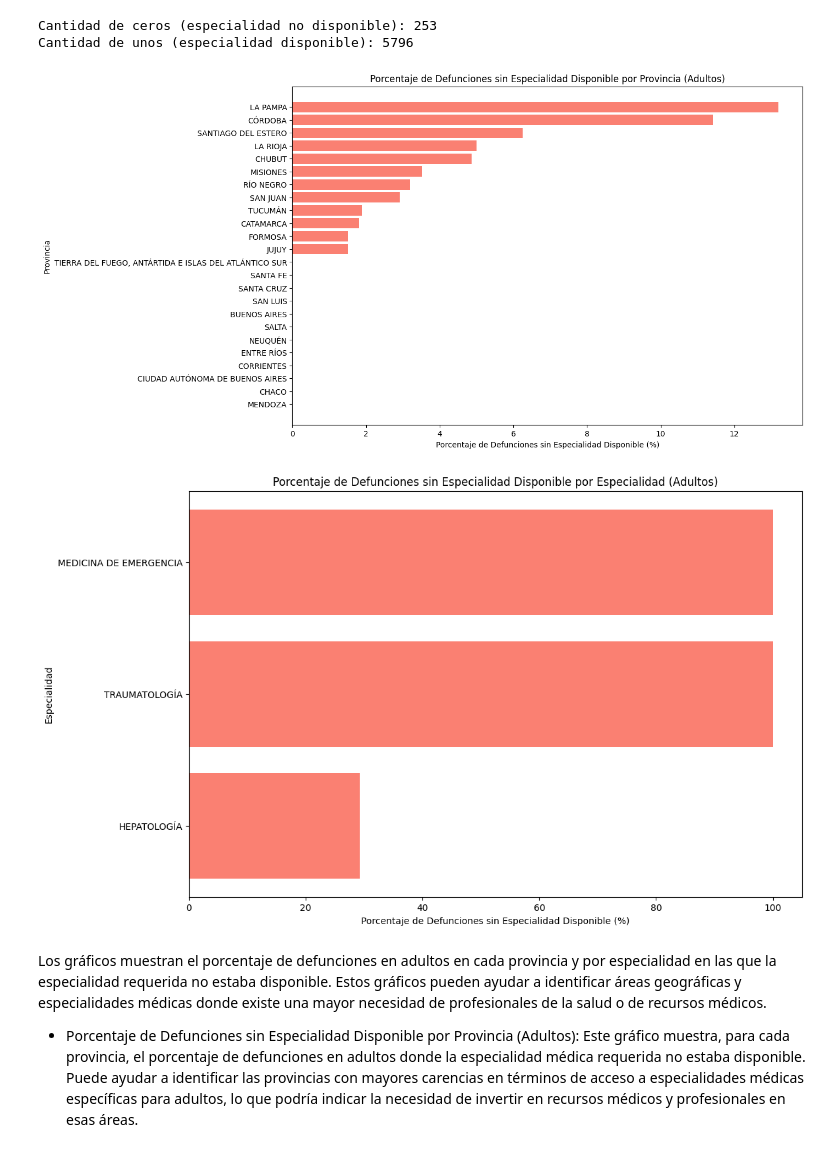
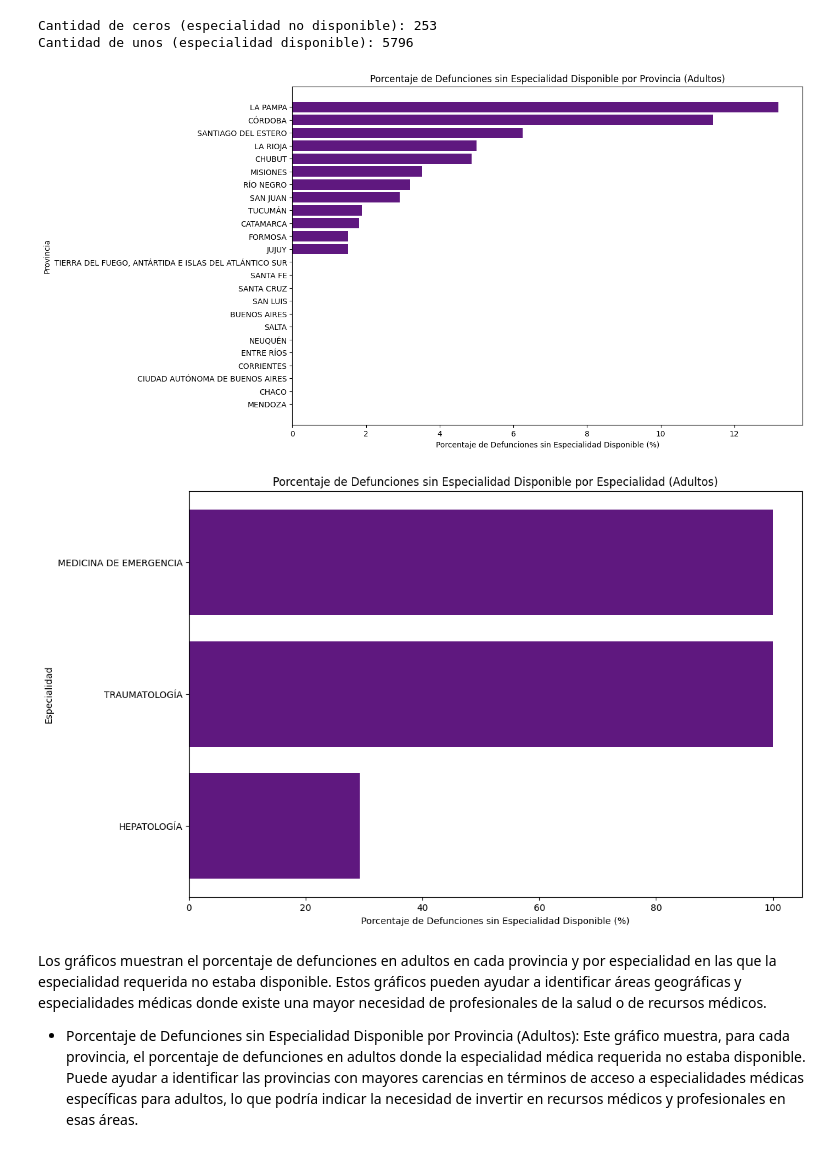
Before and after one commit to JuliMarquez/Sin-bajar-la-Guard.IA, a Jupyter notebook: Exploración_SinBajar_La_Guard_IA.ipynb, the cells around one changed output. Cells and saved outputs as stored; diff of their text form; code cells hidden in the pictures.

```diff
--- a/Exploración_SinBajar_La_Guard_IA.ipynb
+++ b/Exploración_SinBajar_La_Guard_IA.ipynb
@@ -68,0 +283,19 @@ df2 = df.copy()
+# %%
+# Crear el DataFrame final df_especialidad combinando todos los DataFrames
+df_especialidad = None
+
+for df_name, temp_df in zip(names, dfs):
+    # Renombrar la columna 'Suma de Cantidad' a nombre de la provincia
+    temp_df.rename(columns={'Suma de Cantidad': df_name.replace('.csv', '')}, inplace=True)
+    # Seleccionar solo las columnas relevantes para el DataFrame final
+    temp_df = temp_df[['Especialidad', df_name.replace('.csv', '')]]
+    # Si df_especialidad no ha sido inicializado, inicializarlo con el primer DataFrame
+    if df_especialidad is None:
+        df_especialidad = temp_df.copy()
+    else:
+        # Combinar el DataFrame actual con df_especialidad usando la columna 'Especialidad' como índice
+        df_especialidad = pd.merge(df_especialidad, temp_df, on='Especialidad', how='outer')
+
+# Mostrar información del DataFrame final
+print('Información del DataFrame final df_especialidad:')
+print(df_especialidad.info())
@@ -146,3 +499,6 @@ df.head()
+# %%
+# Separar la columna 'grupo_edad' en 'codigo' y 'rango_edad'
+df[['codigo', 'rango_edad']] = df['grupo_edad'].str.split('.', expand=True, n=1)
 # %%
 # Quiero conocer las jurisdicciones de residencia
 df.jurisdicion_residencia_nombre.unique()
@@ -339,6 +780,8 @@ array(['San Juan', 'Buenos Aires', 'Santa Fe', 'Jujuy', 'La Rioja',
 # %%
 # Se eliminan las filas con el valor "Sin Información" en la columna referida al nombre de la jurisdicción
 df2 = filtered_df.loc[filtered_df['jurisdicion_residencia_nombre'] != "Sin Información"]
+
+df2 = df2.drop(columns=['anio'])
 # %%
 # Verificación que sólo queden las filas con el nombre de las provincias correctamente definido
 df2['jurisdicion_residencia_nombre'].unique()
@@ -648,19 +855,0 @@ None
-# %%
-# Crear el DataFrame final df_especialidad combinando todos los DataFrames
-df_especialidad = None
-
-for df_name, df in zip(names, dfs):
-    # Renombrar la columna 'Suma de Cantidad' a nombre de la provincia
-    df.rename(columns={'Suma de Cantidad': df_name.replace('.csv', '')}, inplace=True)
-    # Seleccionar solo las columnas relevantes para el DataFrame final
-    df = df[['Especialidad', df_name.replace('.csv', '')]]
-    # Si df_especialidad no ha sido inicializado, inicializarlo con el primer DataFrame
-    if df_especialidad is None:
-        df_especialidad = df.copy()
-    else:
-        # Combinar el DataFrame actual con df_especialidad usando la columna 'Especialidad' como índice
-        df_especialidad = pd.merge(df_especialidad, df, on='Especialidad', how='outer')
-
-# Mostrar información del DataFrame final
-print('Información del DataFrame final df_especialidad:')
-print(df_especialidad.info())
@@ -2325,26 +2220,26 @@ especialidades_df_adultos = especialidades_df_adultos.sort_values(by='porcentaje
 # %%
 # Crear el gráfico de barras horizontales
 plt.figure(figsize=(12, 8))
-plt.barh(provincias_df_adultos['provincia_nombre'], provincias_df_adultos['porcentaje_sin_especialidad'], color='salmon')
+plt.barh(provincias_df_adultos['provincia_nombre'], provincias_df_adultos['porcentaje_sin_especialidad'], color=color_lila)
 plt.xlabel('Porcentaje de Defunciones sin Especialidad Disponible (%)')
 plt.ylabel('Provincia')
 plt.title('Porcentaje de Defunciones sin Especialidad Disponible por Provincia (Adultos)')
 plt.gca().invert_yaxis()  # Invertir el eje y para que la provincia con mayor necesidad esté arriba
 plt.show()
 # %% [output]
-[figure, old version]
+[figure, new version]
 # %%
 
 # Crear el gráfico de barras horizontales
 plt.figure(figsize=(12, 8))
-plt.barh(especialidades_df_adultos['Especialidad'], especialidades_df_adultos['porcentaje_sin_especialidad'], color='salmon')
+plt.barh(especialidades_df_adultos['Especialidad'], especialidades_df_adultos['porcentaje_sin_especialidad'], color=color_lila)
 plt.xlabel('Porcentaje de Defunciones sin Especialidad Disponible (%)')
 plt.ylabel('Especialidad')
 plt.title('Porcentaje de Defunciones sin Especialidad Disponible por Especialidad (Adultos)')
 plt.gca().invert_yaxis()  # Invertir el eje y para que la especialidad con mayor necesidad esté arriba
 plt.show()
 # %% [output]
-[figure, old version]
+[figure, new version]
 # %% [markdown]
 Los gráficos muestran el porcentaje de defunciones en adultos en cada provincia y por especialidad en las que la especialidad requerida no estaba disponible. Estos gráficos pueden ayudar a identificar áreas geográficas y especialidades médicas donde existe una mayor necesidad de profesionales de la salud o de recursos médicos.
 
```
Also changed, not shown: parts of 116 cells of this notebook.
